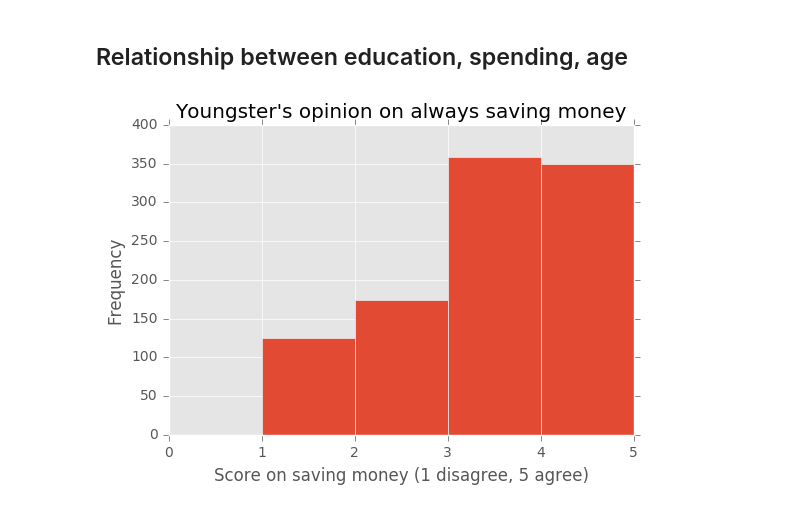
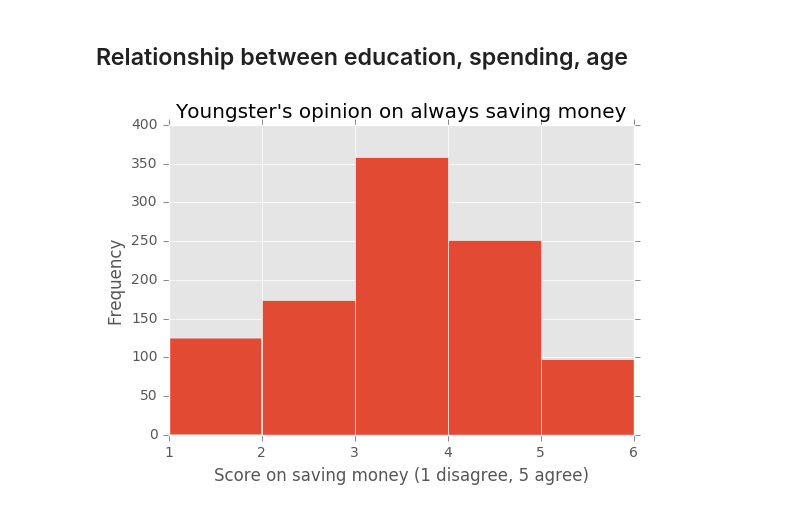
Before and after one commit to ehkhong/sta-141b-proj, a Jupyter notebook: calculated.py.ipynb, the cells around one changed output. Drawn from its saved outputs; the diff is of its cells as text; code cells hidden in the pictures.

```diff
--- a/calculated.py.ipynb
+++ b/calculated.py.ipynb
@@ -154,12 +154,12 @@ plt.show()
 # %% [markdown]
 <h2> Relationship between education, spending, age </h2>
 # %%
-y_data.hist(column='Finances', bins=np.arange(0, 6, 1))
+y_data.hist(column='Finances', bins=np.arange(1, 7, 1))
 plt.xlabel('Score on saving money (1 disagree, 5 agree)')
 plt.ylabel('Frequency')
 plt.title('Youngster\'s opinion on always saving money')
 plt.show()
 # %% [output]
-[figure, old version]
+[figure, new version]
 # %%
 t1 = y_data['Education'].value_counts()
```
Also changed, not shown: parts of 22 cells of this notebook.
